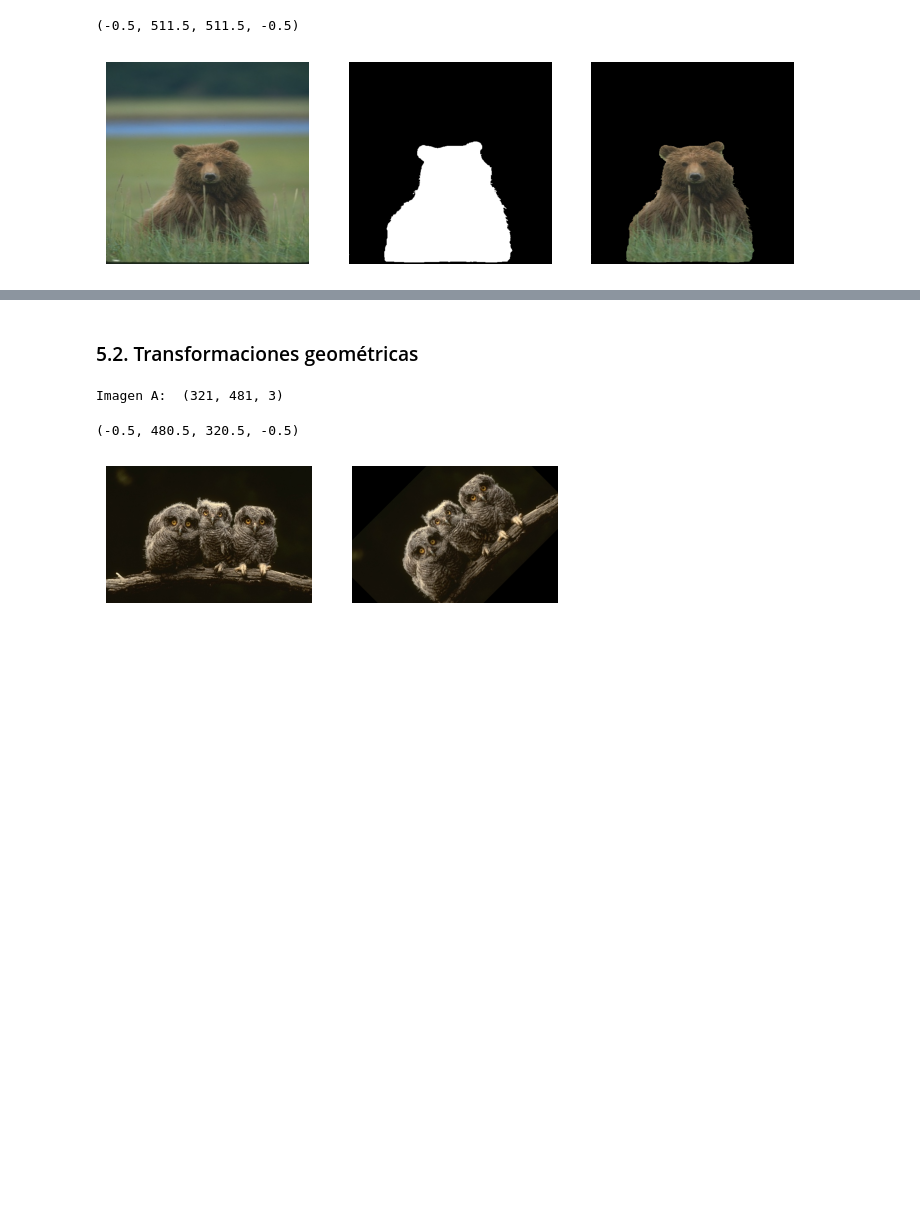
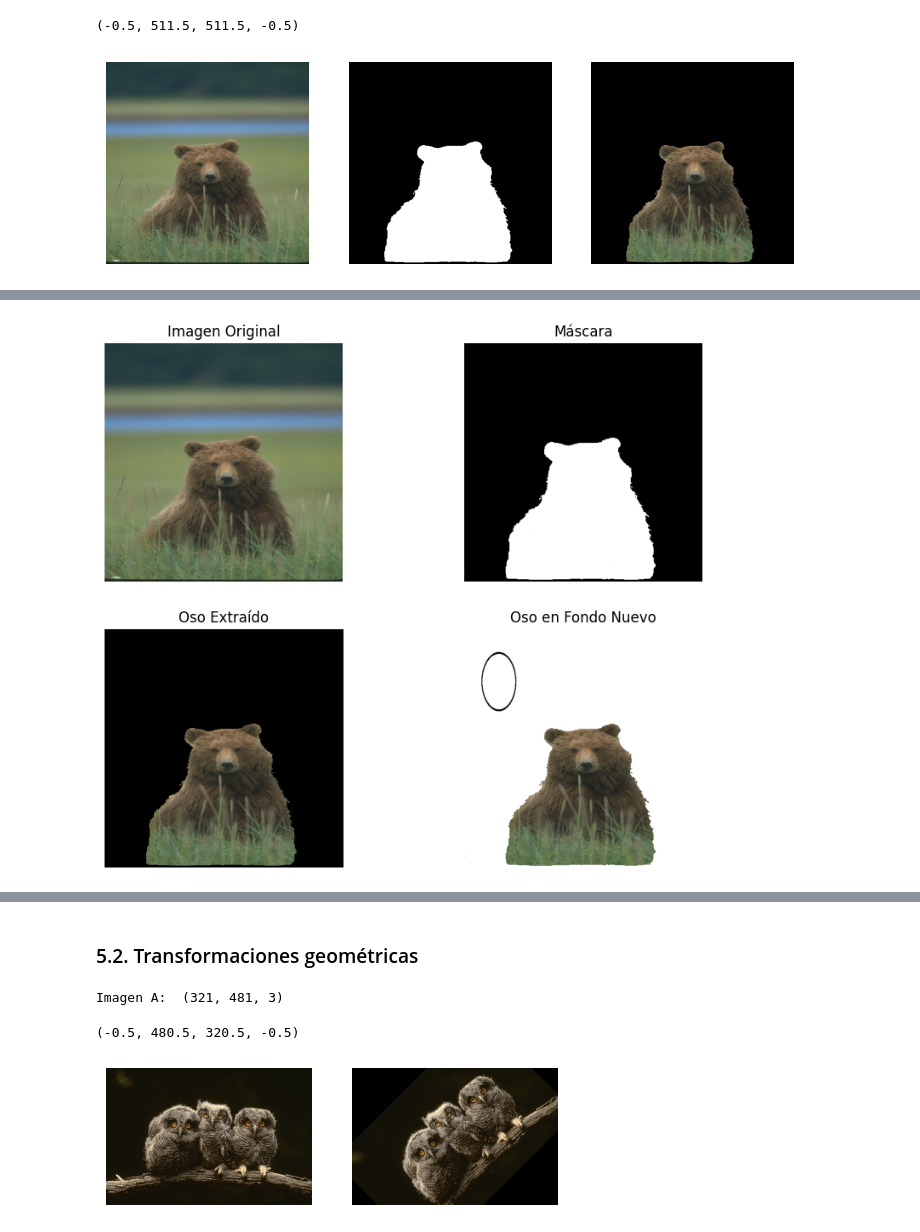
Before and after one commit to BJBP/notebooks, a Jupyter notebook: 01_Imagenes_Plantilla.ipynb, the cells around one changed output, grey strips where cells are left out. Drawn from its saved outputs; the diff is of its cells as text; code cells hidden in the pictures; blank space fills up the shorter version.

```diff
--- a/01_Imagenes_Plantilla.ipynb
+++ b/01_Imagenes_Plantilla.ipynb
@@ -369,0 +538,81 @@ mask=cv2.imread(rutaM,0)
+# %%
+import cv2
+import numpy as np
+import matplotlib.pyplot as plt
+
+# Cargar la imagen original y la máscara
+rutaA = "./imagenes/bear.png"
+rutaM = "./imagenes/mask.png"
+imA = cv2.imread(rutaA)
+mask = cv2.imread(rutaM, 0)
+
+# Asegurarse de que la máscara tenga el mismo tamaño que la imagen original
+mask = cv2.resize(mask, (imA.shape[1], imA.shape[0]))
+
+# Extraer el oso de la imagen utilizando la máscara
+oso_extraido = cv2.bitwise_and(imA, imA, mask=mask)
+
+# Cargar la imagen de fondo deseada
+rutaFondo = "./imagenes/background.png"
+fondo = cv2.imread(rutaFondo)
+
+# Redimensionar el fondo para que coincida con el tamaño de la imagen original, si es necesario
+fondo = cv2.resize(fondo, (imA.shape[1], imA.shape[0]))
+
+# Crear una máscara inversa para el fondo
+mask_inv = cv2.bitwise_not(mask)
+
+# Preparar el fondo para la combinación
+fondo_preparado = cv2.bitwise_and(fondo, fondo, mask=mask_inv)
+
+# Colocar el oso extraído en el fondo preparado
+# Asumiendo que queremos colocar el oso en el centro del fondo
+centro_fondo = (fondo.shape[0] // 2, fondo.shape[1] // 2)
+centro_oso = (oso_extraido.shape[0] // 2, oso_extraido.shape[1] // 2)
+y1 = centro_fondo[0] - centro_oso[0]
+y2 = y1 + oso_extraido.shape[0]
+x1 = centro_fondo[1] - centro_oso[1]
+x2 = x1 + oso_extraido.shape[1]
+
+fondo[y1:y2, x1:x2] = cv2.add(fondo_preparado[y1:y2, x1:x2], oso_extraido)
+
+# Convertir las imágenes de BGR a RGB para mostrar con matplotlib
+imA_rgb = cv2.cvtColor(imA, cv2.COLOR_BGR2RGB)
+mask_rgb = cv2.cvtColor(mask, cv2.COLOR_GRAY2RGB)
+oso_extraido_rgb = cv2.cvtColor(oso_extraido, cv2.COLOR_BGR2RGB)
+fondo_rgb = cv2.cvtColor(fondo, cv2.COLOR_BGR2RGB)
+
+# Mostrar las imágenes con OpenCV
+cv2.imshow('Imagen Original', imA)
+cv2.imshow('Máscara', mask)
+cv2.imshow('Oso Extraído', oso_extraido)
+cv2.imshow('Oso en Fondo Nuevo', fondo)
+cv2.waitKey(0)
+cv2.destroyAllWindows()
+
+# Mostrar las mismas imágenes con matplotlib
+plt.figure(figsize=(10, 8))
+
+plt.subplot(2, 2, 1)
+plt.imshow(imA_rgb)
+plt.title('Imagen Original')
+plt.axis('off')
+
+plt.subplot(2, 2, 2)
+plt.imshow(mask_rgb, cmap='gray')
+plt.title('Máscara')
+plt.axis('off')
+
+plt.subplot(2, 2, 3)
+plt.imshow(oso_extraido_rgb)
+plt.title('Oso Extraído')
+plt.axis('off')
+
+plt.subplot(2, 2, 4)
+plt.imshow(fondo_rgb)
+plt.title('Oso en Fondo Nuevo')
+plt.axis('off')
+
+plt.show()
+# %% [output]
+[figure, added]
```
Also changed, not shown: parts of 11 cells of this notebook, 1 other file.
